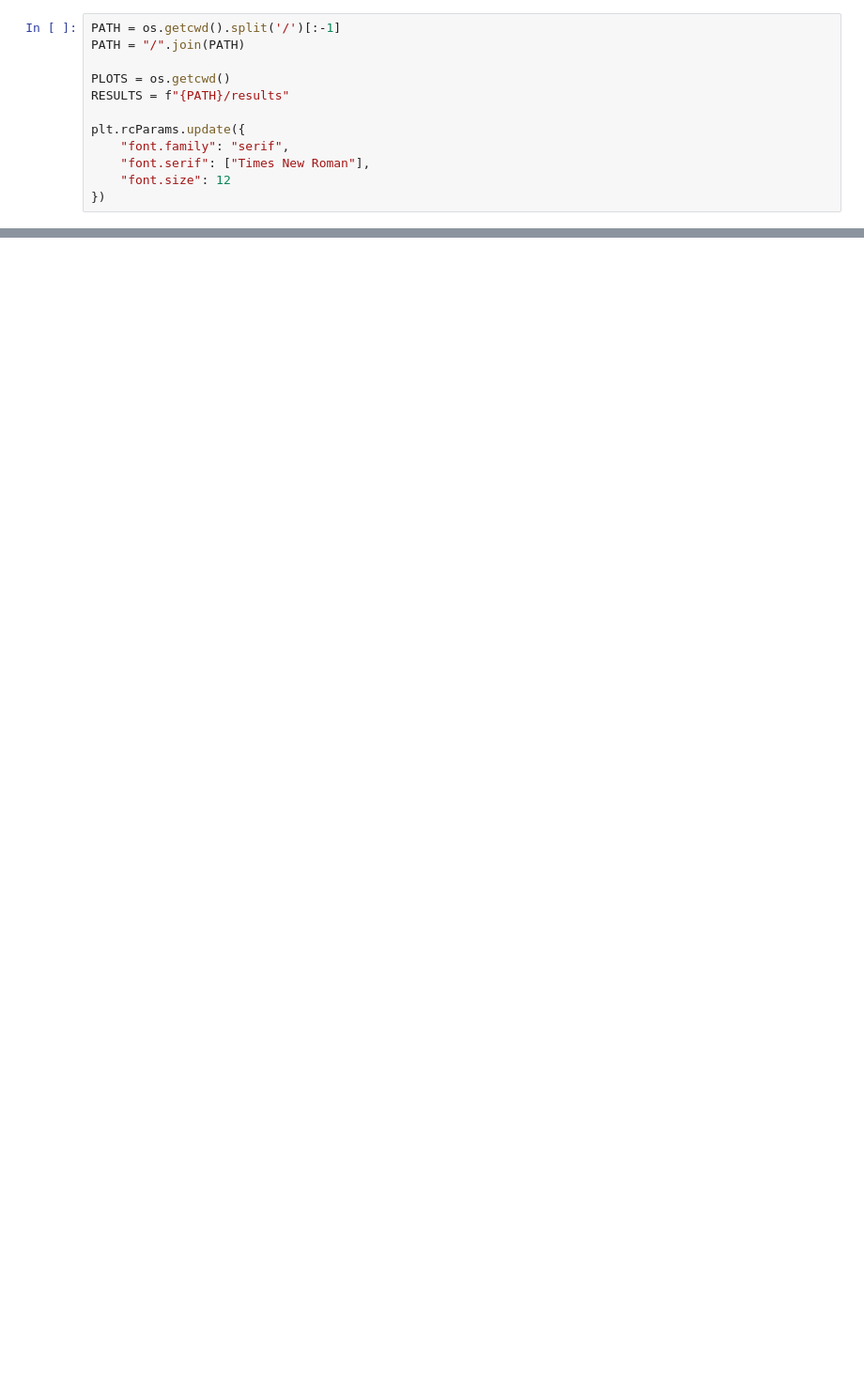
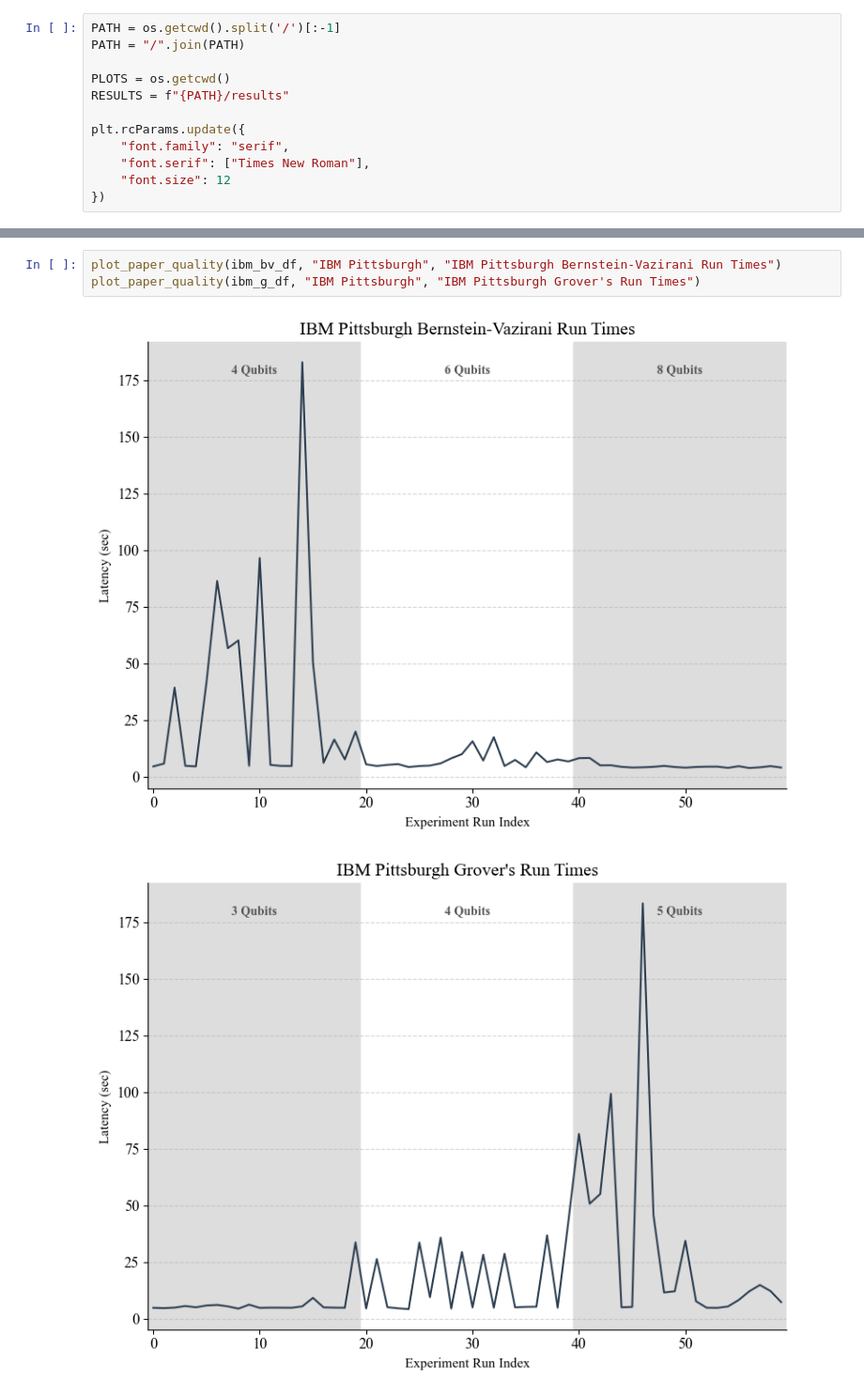
Before and after one commit to AstroLando/QMAP, a Jupyter notebook: plots/plot_results.ipynb, the cells around one changed output, grey strips where cells are left out. Shown at 94% size. Cells and saved outputs as stored; diff of their text form; blank space fills up the shorter version.

```diff
--- a/plots/plot_results.ipynb
+++ b/plots/plot_results.ipynb
@@ -392,0 +215,6 @@ plt.show()
+# %%
+plot_paper_quality(ibm_bv_df, "IBM Pittsburgh", "IBM Pittsburgh Bernstein-Vazirani Run Times")
+plot_paper_quality(ibm_g_df, "IBM Pittsburgh", "IBM Pittsburgh Grover's Run Times")
+# %% [output]
+[figure, added]
+[figure, added]
```
Also changed, not shown: parts of 39 cells of this notebook, 37 other files.
